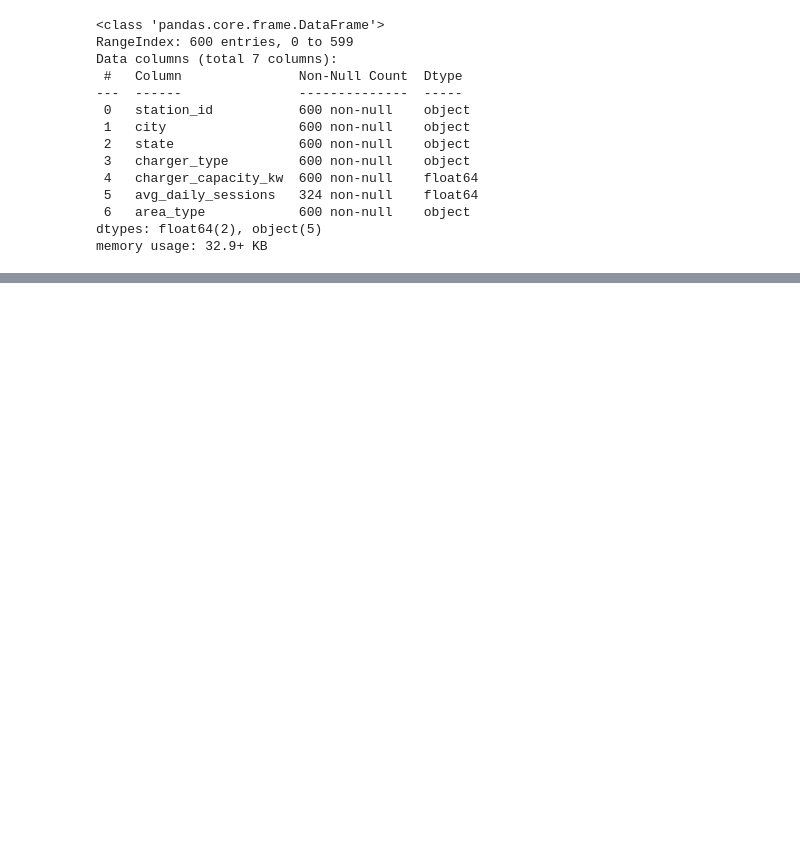
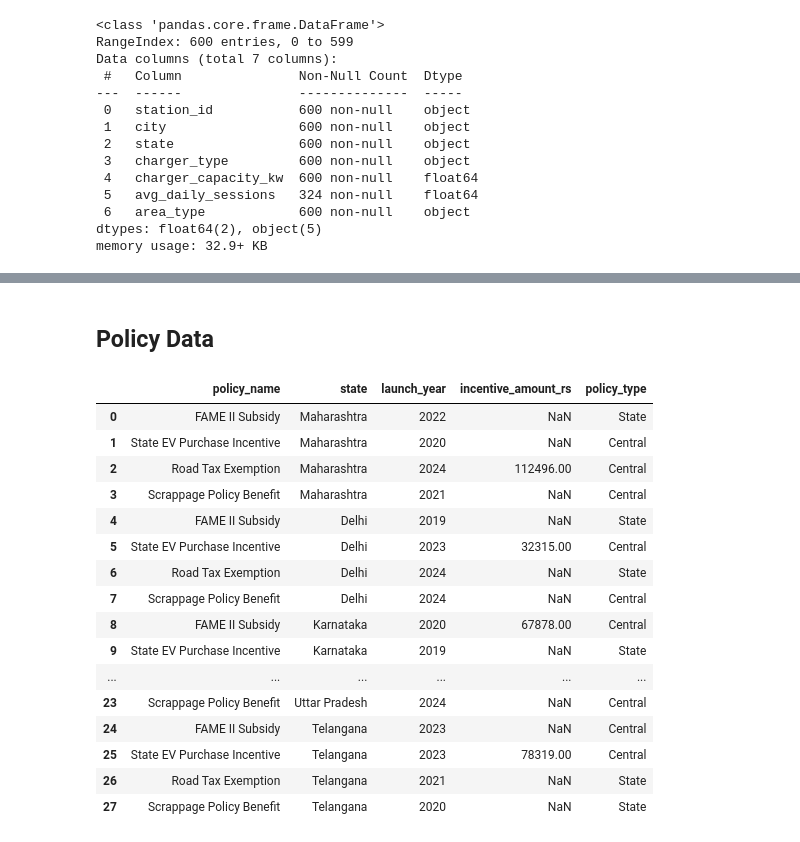
Before and after one commit to manasscodes/india-ev-adoption-analysis, a Jupyter notebook: notebooks/data-cleaning.ipynb, the cells around one changed output, grey strips where cells are left out. Cells and saved outputs as stored; diff of their text form; code cells hidden in the pictures; blank space fills up the shorter version.

```diff
--- a/notebooks/data-analysis.ipynb
+++ b/notebooks/data-cleaning.ipynb
@@ -261,0 +429,23 @@ memory usage: 32.9+ KB
+# %% [markdown]
+## Policy Data
+# %%
+policy = pd.read_csv('data/raw/EV_Policy_Incentives_India.csv')
+policy
+# %% [output]
+|  | policy_name | state | launch_year | incentive_amount_rs | policy_type |
+| 0 | FAME II Subsidy | Maharashtra | 2022 | NaN | State |
+| 1 | State EV Purchase Incentive | Maharashtra | 2020 | NaN | Central |
+| 2 | Road Tax Exemption | Maharashtra | 2024 | 112496.00 | Central |
+| 3 | Scrappage Policy Benefit | Maharashtra | 2021 | NaN | Central |
+| 4 | FAME II Subsidy | Delhi | 2019 | NaN | State |
+| 5 | State EV Purchase Incentive | Delhi | 2023 | 32315.00 | Central |
+| 6 | Road Tax Exemption | Delhi | 2024 | NaN | State |
+| 7 | Scrappage Policy Benefit | Delhi | 2024 | NaN | Central |
+| 8 | FAME II Subsidy | Karnataka | 2020 | 67878.00 | Central |
+| 9 | State EV Purchase Incentive | Karnataka | 2019 | NaN | State |
+| ... | ... | ... | ... | ... | ... |
+| 23 | Scrappage Policy Benefit | Uttar Pradesh | 2024 | NaN | Central |
+| 24 | FAME II Subsidy | Telangana | 2023 | NaN | Central |
+| 25 | State EV Purchase Incentive | Telangana | 2023 | 78319.00 | Central |
+| 26 | Road Tax Exemption | Telangana | 2021 | NaN | State |
+| 27 | Scrappage Policy Benefit | Telangana | 2020 | NaN | State |
```
Also changed, not shown: parts of 26 cells of this notebook, 5 other files.
